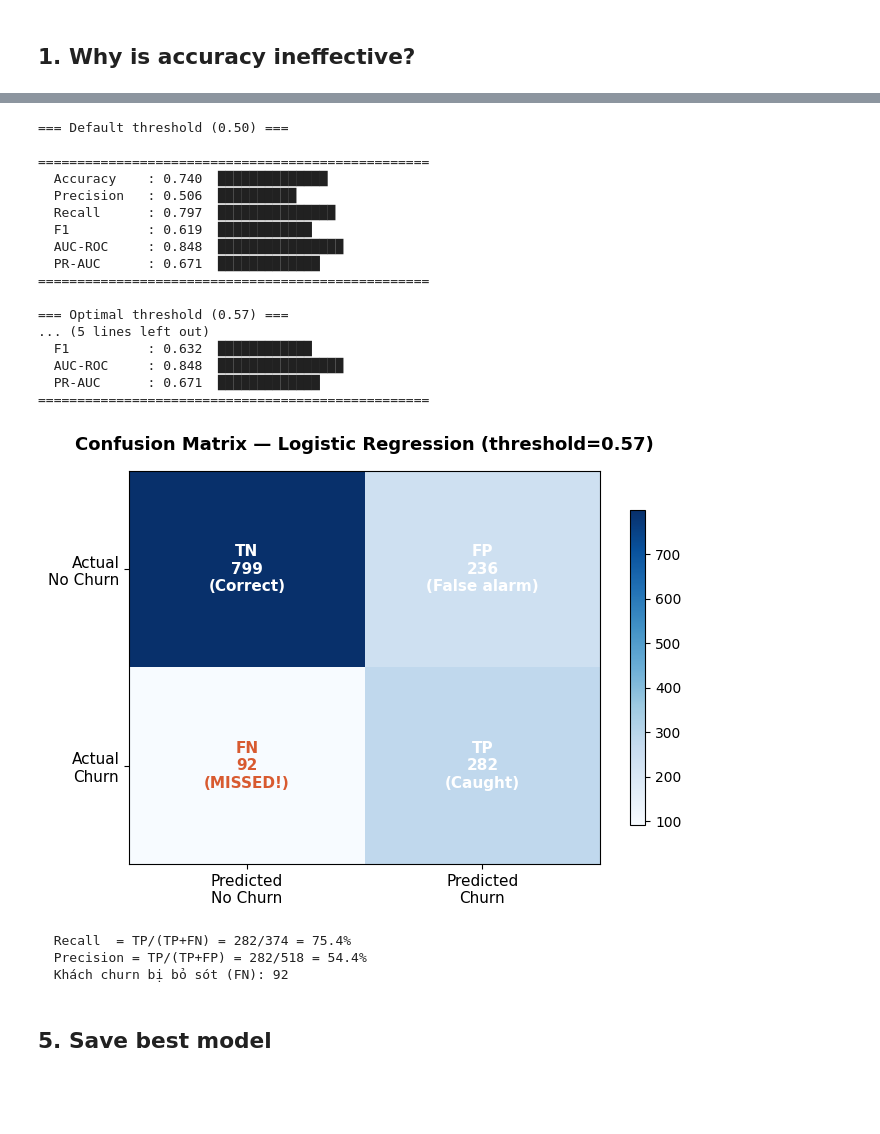
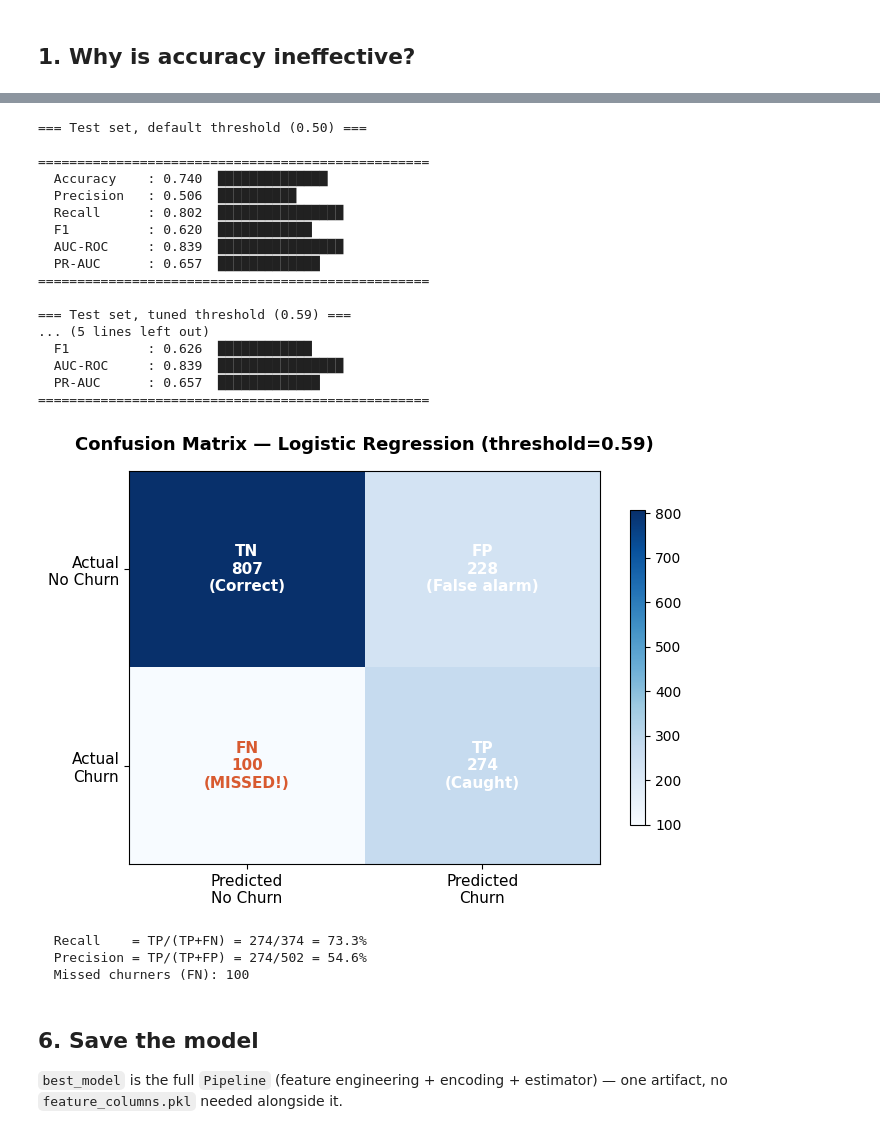
Before and after one commit to NamAnh-dev/Customer-Churn-Prediction, a Jupyter notebook: notebooks/01_modeling.ipynb, the cells around one changed output, grey strips where cells are left out. Cells and saved outputs as stored; diff of their text form; code cells hidden in the pictures; blank space fills up the shorter version.

```diff
--- a/notebooks/01_modeling.ipynb
+++ b/notebooks/01_modeling.ipynb
@@ -234,45 +232,48 @@ Default threshold: 0.50
 # %%
-y_pred_default  = (best_prob >= 0.50).astype(int)
-y_pred_optimal  = (best_prob >= best_threshold).astype(int)
+best_prob_test = best_model.predict_proba(X_test)[:, 1]
 
-metrics_default = compute_all_metrics(y_test, y_pred_default, best_prob)
-metrics_optimal = compute_all_metrics(y_test, y_pred_optimal, best_prob)
+y_pred_default = (best_prob_test >= 0.50).astype(int)
+y_pred_optimal = (best_prob_test >= best_threshold).astype(int)
 
-print("\n=== Default threshold (0.50) ===")
+metrics_default = compute_all_metrics(y_test, y_pred_default, best_prob_test)
+metrics_optimal = compute_all_metrics(y_test, y_pred_optimal, best_prob_test)
+
+print("=== Test set, default threshold (0.50) ===")
 print_metrics(metrics_default)
-print(f"\n=== Optimal threshold ({best_threshold:.2f}) ===")
+print(f"\n=== Test set, tuned threshold ({best_threshold:.2f}) ===")
 print_metrics(metrics_optimal)
+
+plot_confusion_matrix(
+    y_test, y_pred_optimal,
+    title=f"Confusion Matrix — {best_name} (threshold={best_threshold:.2f})",
+    save_path=f"{IMAGES}/confusion_matrix.png",
+)
 # %% [output]
-=== Default threshold (0.50) ===
+=== Test set, default threshold (0.50) ===
 
 ==================================================
   Accuracy    : 0.740  ██████████████
   Precision   : 0.506  ██████████
-  Recall      : 0.797  ███████████████
-  F1          : 0.619  ████████████
-  AUC-ROC     : 0.848  ████████████████
-  PR-AUC      : 0.671  █████████████
+  Recall      : 0.802  ████████████████
+  F1          : 0.620  ████████████
+  AUC-ROC     : 0.839  ████████████████
+  PR-AUC      : 0.657  █████████████
 ==================================================
 
-=== Optimal threshold (0.57) ===
+=== Test set, tuned threshold (0.59) ===
 ... (5 lines left out)
-  F1          : 0.632  ████████████
-  AUC-ROC     : 0.848  ████████████████
-  PR-AUC      : 0.671  █████████████
+  F1          : 0.626  ████████████
+  AUC-ROC     : 0.839  ████████████████
+  PR-AUC      : 0.657  █████████████
 ==================================================
+[figure, added]
+  Recall    = TP/(TP+FN) = 274/374 = 73.3%
+  Precision = TP/(TP+FP) = 274/502 = 54.6%
+  Missed churners (FN): 100
-# %%
-plot_confusion_matrix(
-    y_test, y_pred_optimal,
-    title=f"Confusion Matrix — {best_name} (threshold={best_threshold:.2f})",
-    save_path=f"{IMAGES}/confusion_matrix.png",
-)
-# %% [output]
-[figure, removed]
-  Recall  = TP/(TP+FN) = 282/374 = 75.4%
-  Precision = TP/(TP+FP) = 282/518 = 54.4%
-  Khách churn bị bỏ sót (FN): 92
-# %% [markdown]
-## **5. Save best model**
+# %% [markdown]
+## **6. Save the model**
+
+`best_model` is the full `Pipeline` (feature engineering + encoding + estimator) — one artifact, no `feature_columns.pkl` needed alongside it.
 # %%
 import joblib
 
```
Also changed, not shown: parts of 21 cells of this notebook, 33 other files.
